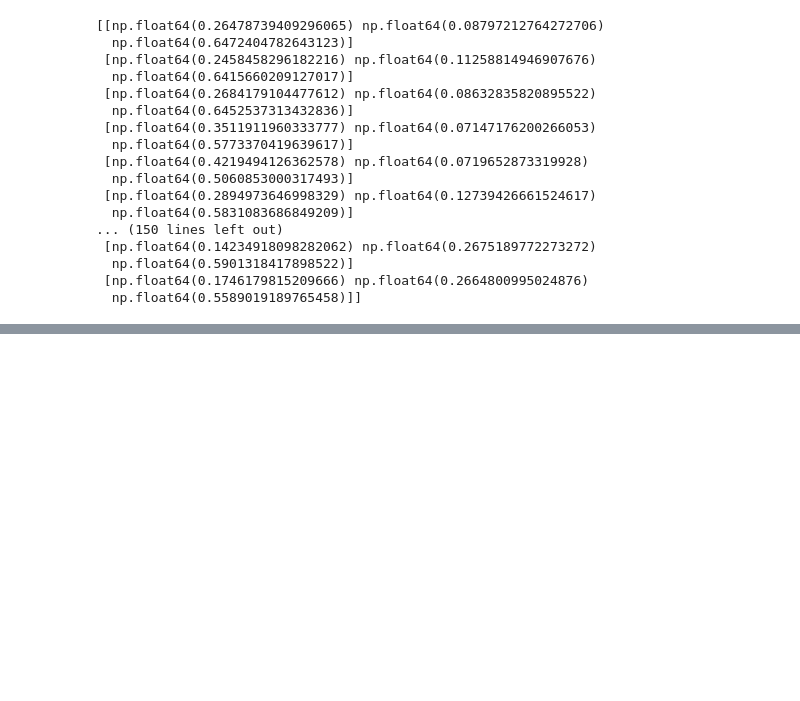
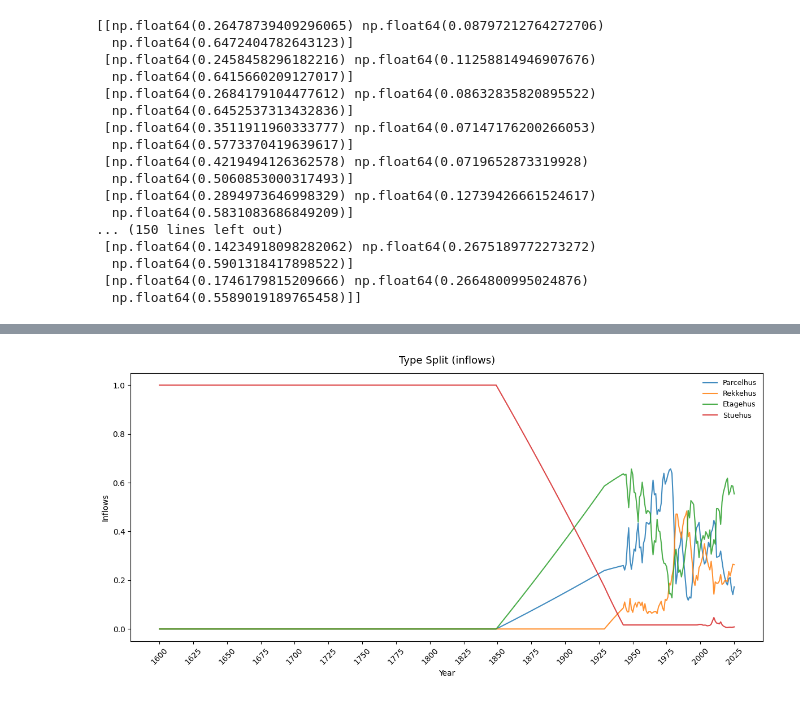
Before and after one commit to emilthestudious/TEP4290-project, a Jupyter notebook: type_split.ipynb, the cells around one changed output, grey strips where cells are left out. Cells and saved outputs as stored; diff of their text form; code cells hidden in the pictures; blank space fills up the shorter version.

Commit message:
Type_split_1600-2025

```diff
--- a/type_split.ipynb
+++ b/type_split.ipynb
@@ -318,0 +329,4 @@ print(array_type_split_1943_2025)
+# %%
+final_type_split_data = pd.read_excel('type_split_m_inflows_df_1943_2025.xlsx')
+
+final_type_split_data.head()
@@ -318,0 +340,14 @@ print(array_type_split_1943_2025)
+# %%
+#Get "Year", "Parcel_adj", "Rekke_adj", "Etage_adj", "Stue_adj" columns
+final_type_split = final_type_split_data[['Year', 'Parcel_adj', 'Rekke_adj', 'Etage_adj', 'Stue_adj']]
+
+print(final_type_split)
+
+#rename Parcel_adj to Parcelhus
+final_type_split = final_type_split.rename(columns={'Parcel_adj': 'Parcelhus'})
+#rename Rekke_adj to Rekkehus
+final_type_split = final_type_split.rename(columns={'Rekke_adj': 'Rekkehus'})
+#rename Etage_adj to Etagehus
+final_type_split = final_type_split.rename(columns={'Etage_adj': 'Etagehus'})
+#rename Stue_adj to Stuehus
+final_type_split = final_type_split.rename(columns={'Stue_adj': 'Stuehus'})
@@ -318,0 +369,35 @@ print(array_type_split_1943_2025)
+# %%
+import matplotlib.pyplot as plt
+
+plt.figure(figsize=(12, 6))
+
+final_type_split['Year'] = final_type_split['Year'].astype(str).str.extract(r'(\d{4})')[0].astype(int)
+
+for col in final_type_split.columns[1:]:
+    final_type_split[col] = pd.to_numeric(final_type_split[col], errors='coerce')
+
+for column in final_type_split.columns[1:]:
+    plt.plot(
+        final_type_split['Year'],
+        final_type_split[column],
+        label=column,
+        linewidth=1.5,      # thinner lines
+        alpha=0.85,         # slight transparency reduces visual clutter
+                            # marker removed entirely for sleekness
+    )
+
+plt.title('Type Split (inflows)', fontsize=13, pad=12)
+plt.xlabel('Year')
+plt.ylabel('Inflows')
+
+# tick every 25 years
+years = final_type_split['Year']
+tick_years = range((years.min() // 25) * 25, years.max() + 1, 25)
+plt.xticks(list(tick_years), rotation=45)
+
+plt.legend(frameon=False, fontsize=9)  # cleaner legend, no box
+plt.grid(False)
+plt.tight_layout()
+plt.show()
+# %% [output]
+[figure, added]
```
Also changed, not shown: parts of 6 cells of this notebook, 3 other files.
